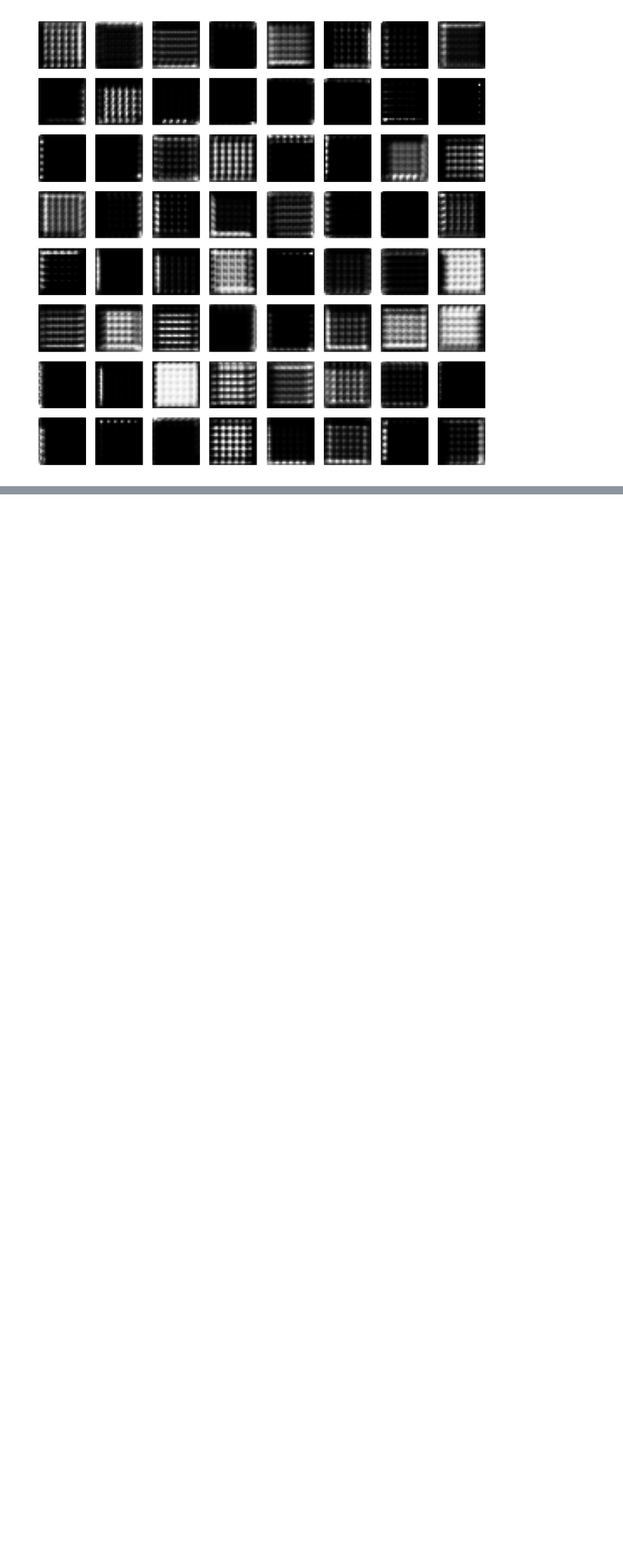
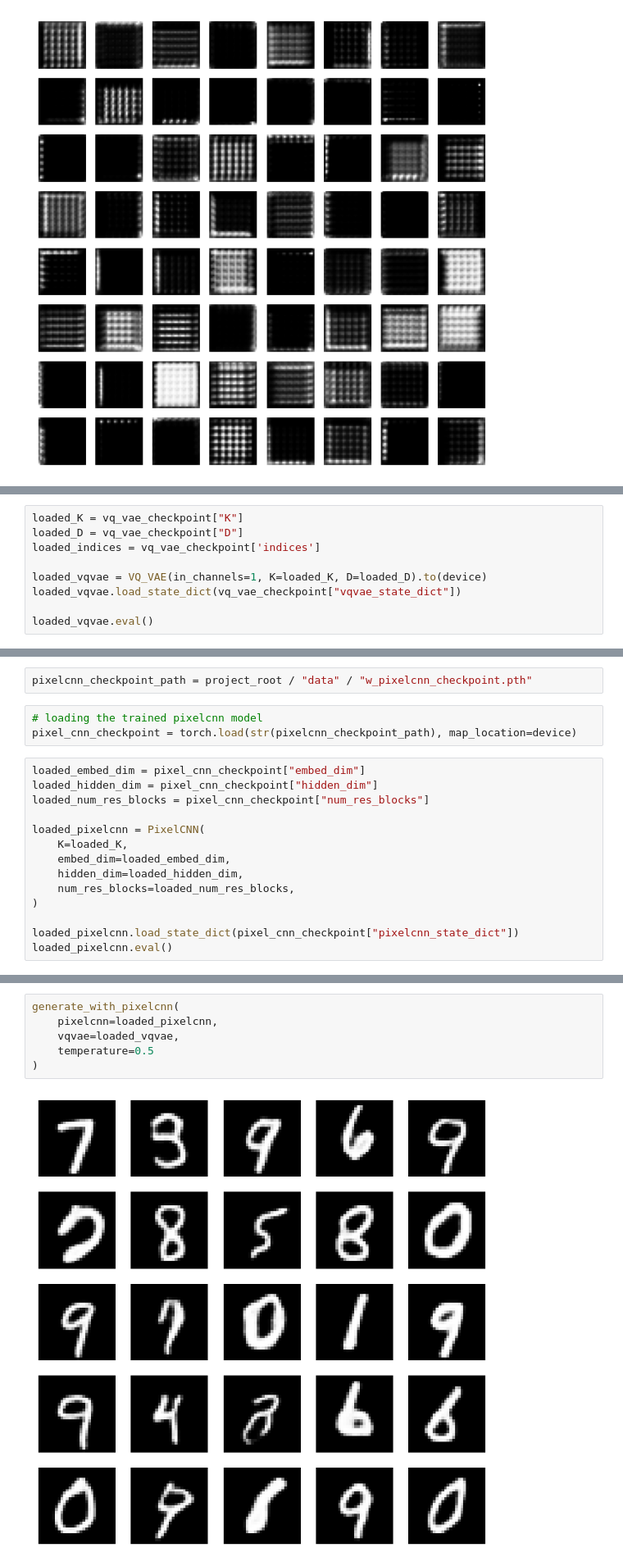
Before and after one commit to Ak62007/Deep-Generative-Modelling, a Jupyter notebook: notebooks/VQ_VAE.ipynb, the cells around one changed output, grey strips where cells are left out. Shown at 82% size. Cells and saved outputs as stored; diff of their text form; blank space fills up the shorter version.

```diff
--- a/notebooks/VQ_VAE.ipynb
+++ b/notebooks/VQ_VAE.ipynb
@@ -441,0 +837,9 @@ def visualize_codebook_activation(model: VQ_VAE, dataloader: DataLoader):
+# %%
+loaded_K = vq_vae_checkpoint["K"]
+loaded_D = vq_vae_checkpoint["D"]
+loaded_indices = vq_vae_checkpoint['indices']
+
+loaded_vqvae = VQ_VAE(in_channels=1, K=loaded_K, D=loaded_D).to(device)
+loaded_vqvae.load_state_dict(vq_vae_checkpoint["vqvae_state_dict"])
+
+loaded_vqvae.eval()
@@ -441,0 +865,19 @@ def visualize_codebook_activation(model: VQ_VAE, dataloader: DataLoader):
+# %%
+pixelcnn_checkpoint_path = project_root / "data" / "w_pixelcnn_checkpoint.pth"
+# %%
+# loading the trained pixelcnn model
+pixel_cnn_checkpoint = torch.load(str(pixelcnn_checkpoint_path), map_location=device)
+# %%
+loaded_embed_dim = pixel_cnn_checkpoint["embed_dim"]
+loaded_hidden_dim = pixel_cnn_checkpoint["hidden_dim"]
+loaded_num_res_blocks = pixel_cnn_checkpoint["num_res_blocks"]
+
+loaded_pixelcnn = PixelCNN(
+    K=loaded_K,
+    embed_dim=loaded_embed_dim,
+    hidden_dim=loaded_hidden_dim,
+    num_res_blocks=loaded_num_res_blocks,
+)
+
+loaded_pixelcnn.load_state_dict(pixel_cnn_checkpoint["pixelcnn_state_dict"])
+loaded_pixelcnn.eval()
@@ -441,0 +902,8 @@ def visualize_codebook_activation(model: VQ_VAE, dataloader: DataLoader):
+# %%
+generate_with_pixelcnn(
+    pixelcnn=loaded_pixelcnn,
+    vqvae=loaded_vqvae,
+    temperature=0.5
+)
+# %% [output]
+[figure, added]
```
Also changed, not shown: parts of 48 cells of this notebook, 1 other file.
